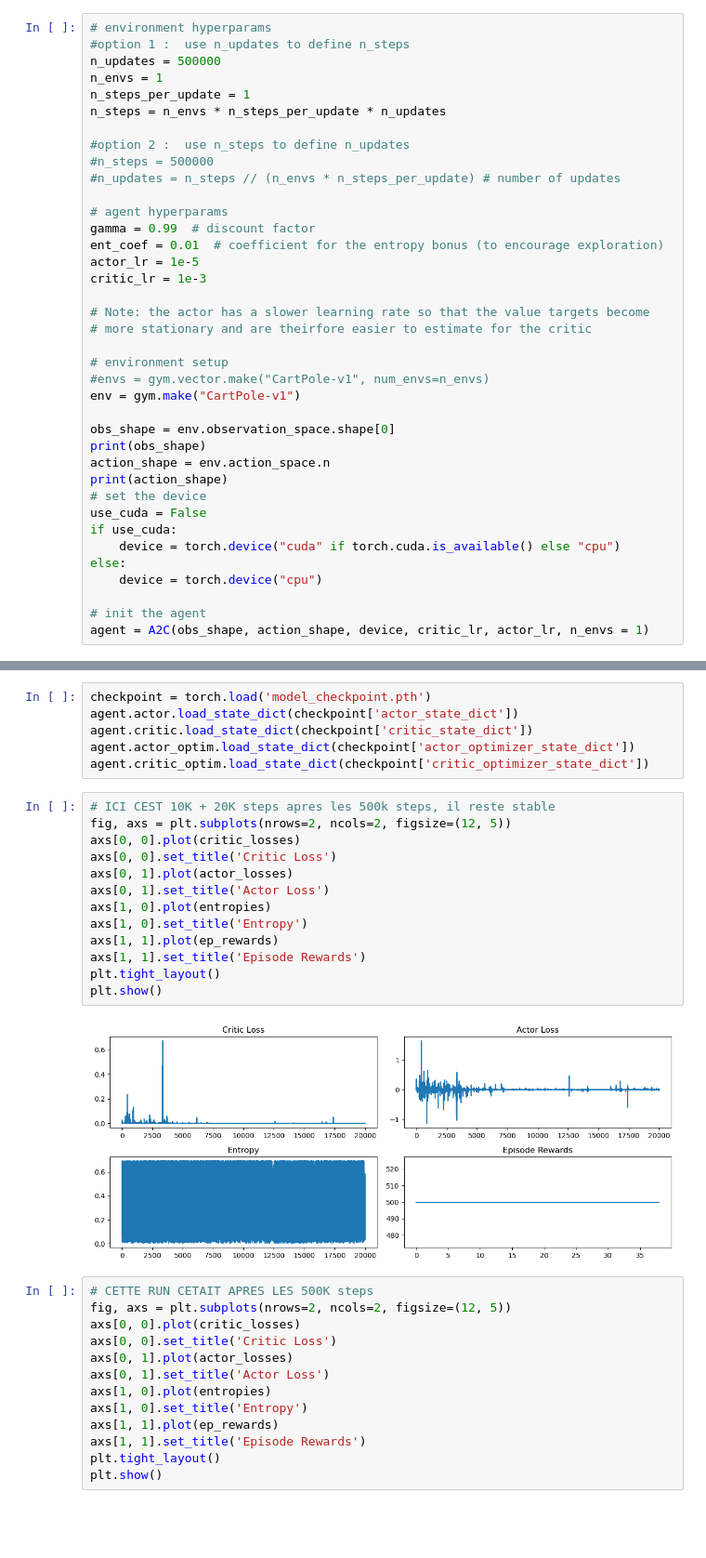
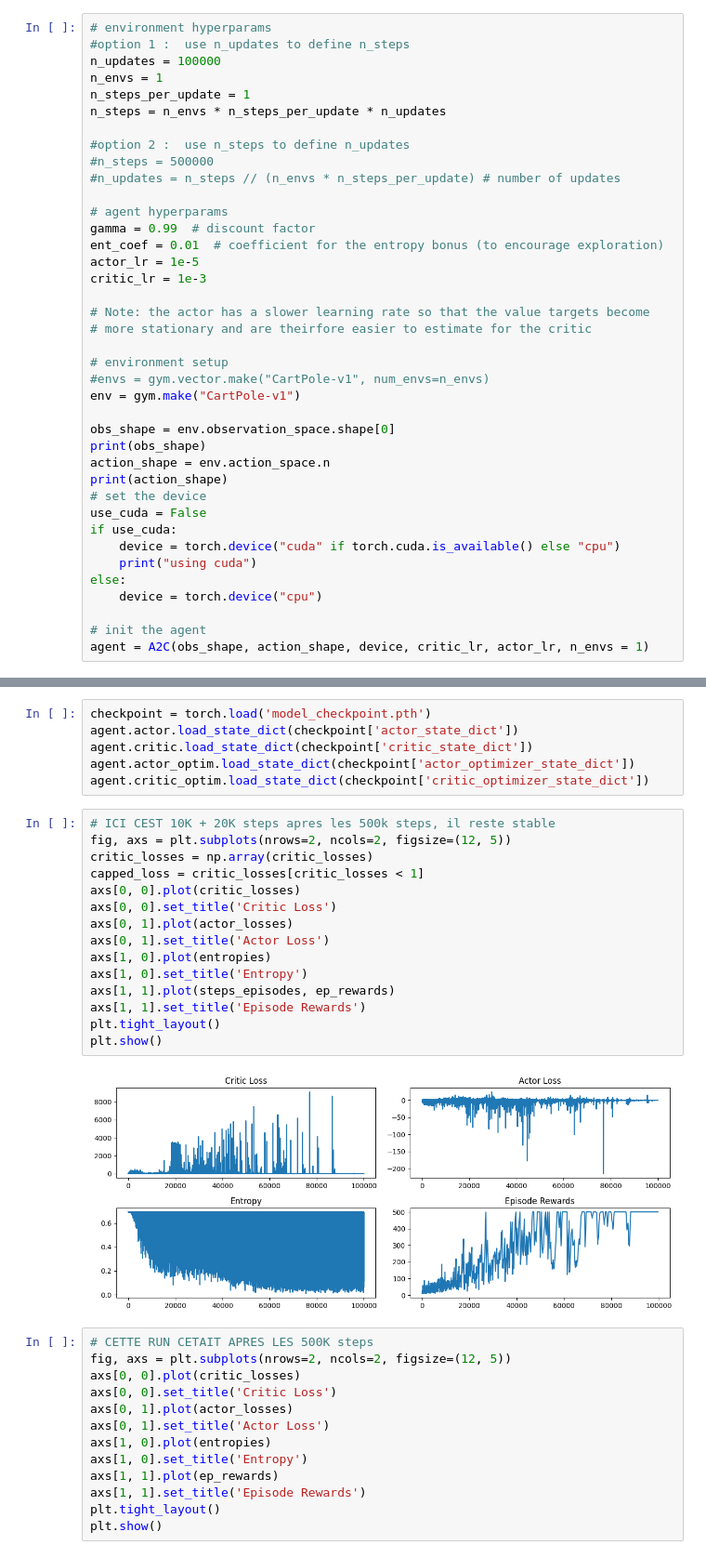
Before and after one commit to AlexisCogne/ANN_project, a Jupyter notebook: agent1_ric.ipynb, the cells around one changed output, grey strips where cells are left out. Shown: that part at 93% size. Saved outputs shown, nothing was run; the diff lists cells and outputs as text; blank space fills up the shorter version.

```diff
--- a/agent1_ric.ipynb
+++ b/agent1_ric.ipynb
@@ -18,7 +15,7 @@ The autoreload extension is already loaded. To reload it, use:
 # %%
 # environment hyperparams
 #option 1 :  use n_updates to define n_steps
-n_updates = 500000
+n_updates = 100000
 n_envs = 1
 n_steps_per_update = 1
 n_steps = n_envs * n_steps_per_update * n_updates
@@ -48,6 +45,7 @@ print(action_shape)
 use_cuda = False
 if use_cuda:
     device = torch.device("cuda" if torch.cuda.is_available() else "cpu")
+    print("using cuda")
 else:
     device = torch.device("cpu")
 
@@ -132,18 +130,20 @@ agent.critic_optim.load_state_dict(checkpoint['critic_optimizer_state_dict'])
 # %%
 # ICI CEST 10K + 20K steps apres les 500k steps, il reste stable
 fig, axs = plt.subplots(nrows=2, ncols=2, figsize=(12, 5))
+critic_losses = np.array(critic_losses)
+capped_loss = critic_losses[critic_losses < 1]
 axs[0, 0].plot(critic_losses)
 axs[0, 0].set_title('Critic Loss')
 axs[0, 1].plot(actor_losses)
 axs[0, 1].set_title('Actor Loss')
 axs[1, 0].plot(entropies)
 axs[1, 0].set_title('Entropy')
-axs[1, 1].plot(ep_rewards)
+axs[1, 1].plot(steps_episodes, ep_rewards)
 axs[1, 1].set_title('Episode Rewards')
 plt.tight_layout()
 plt.show()
 # %% [output]
-[figure, old version]
+[figure, new version]
 # %%
 # CETTE RUN CETAIT APRES LES 500K steps
 fig, axs = plt.subplots(nrows=2, ncols=2, figsize=(12, 5))
```
Also changed, not shown: parts of 2 cells of this notebook, 3 other files.
